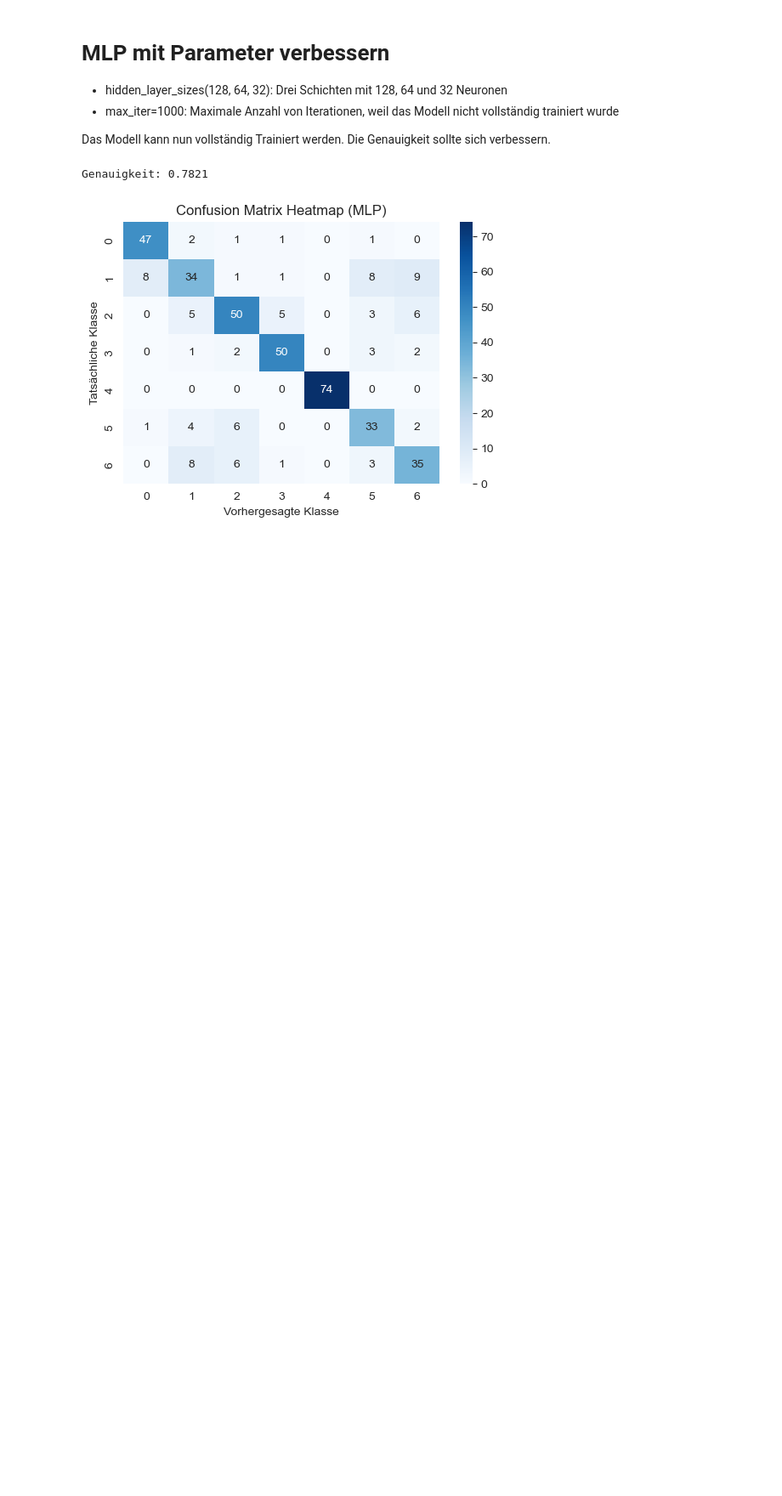
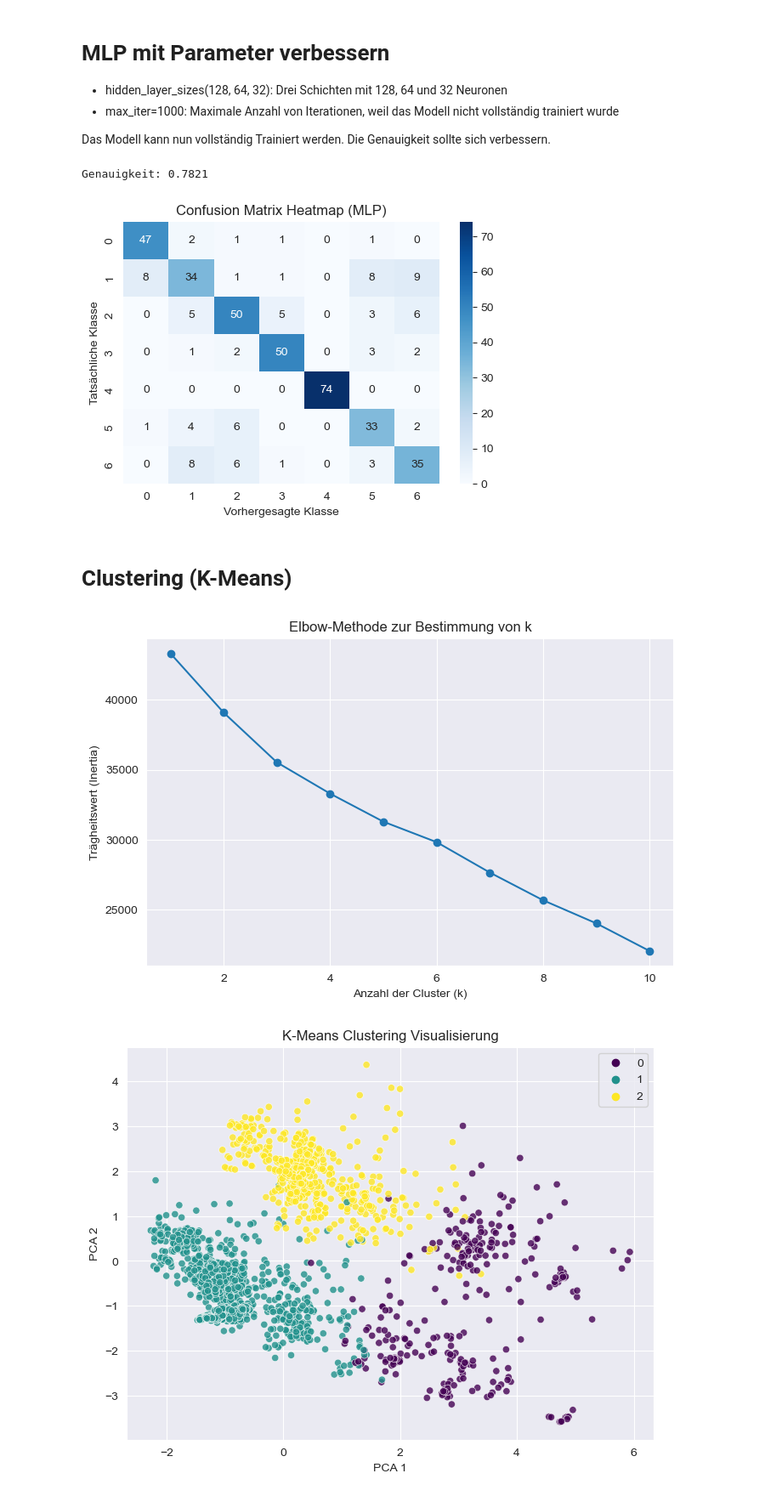
Before and after one commit to Niklas-Wag/Sleep_DSAI, a Jupyter notebook: ObesityPrediction.ipynb, the cells around one changed output. Shown at 85% size. Saved outputs shown, nothing was run; the diff lists cells and outputs as text; code cells hidden in the pictures; blank space fills up the shorter version.

Commit message:
k-means

```diff
--- a/ObesityPrediction.ipynb
+++ b/ObesityPrediction.ipynb
@@ -333,3 +335,59 @@ plt.show()
 # %% [output]
 Genauigkeit: 0.7821
 [figure]
+# %% [markdown]
+# Clustering (K-Means)
+# %%
+import numpy as np
+import matplotlib.pyplot as plt
+import seaborn as sns
+from sklearn.cluster import KMeans
+from sklearn.preprocessing import StandardScaler
+from sklearn.decomposition import PCA
+
+# 🔹 Features definieren (ohne Labels, da K-Means unüberwacht ist)
+X = obesity_categorized.drop(columns=['Obesity'])
+
+# 🔹 Skalieren der Daten
+scaler = StandardScaler()
+X_scaled = scaler.fit_transform(X)
+
+# 🔹 Elbow-Methode zur Bestimmung der optimalen Cluster-Anzahl
+inertia = []
+k_values = range(1, 11)
+
+for k in k_values:
+    kmeans = KMeans(n_clusters=k, random_state=42, n_init=10)
+    kmeans.fit(X_scaled)
+    inertia.append(kmeans.inertia_)
+
+# 🔹 Elbow-Plot
+plt.figure(figsize=(8, 5))
+plt.plot(k_values, inertia, marker='o', linestyle='-')
+plt.xlabel('Anzahl der Cluster (k)')
+plt.ylabel('Trägheitswert (Inertia)')
+plt.title('Elbow-Methode zur Bestimmung von k')
+plt.show()
+
+# 🔹 Beste Anzahl der Cluster (z. B. aus dem Elbow-Plot: k=3)
+optimal_k = 3
+kmeans = KMeans(n_clusters=optimal_k, random_state=42, n_init=10)
+clusters = kmeans.fit_predict(X_scaled)
+
+# 🔹 Cluster-Zuordnungen zu den Daten hinzufügen
+X_clustered = X.copy()
+X_clustered['Cluster'] = clusters
+
+# 🔹 PCA für 2D-Visualisierung der Cluster
+pca = PCA(n_components=2)
+X_pca = pca.fit_transform(X_scaled)
+
+plt.figure(figsize=(8, 6))
+sns.scatterplot(x=X_pca[:, 0], y=X_pca[:, 1], hue=clusters, palette='viridis', alpha=0.8)
+plt.xlabel('PCA 1')
+plt.ylabel('PCA 2')
+plt.title('K-Means Clustering Visualisierung')
+plt.show()
+# %% [output]
+[figure, added]
+[figure, added]
```
Also changed, not shown: parts of 2 cells of this notebook.
